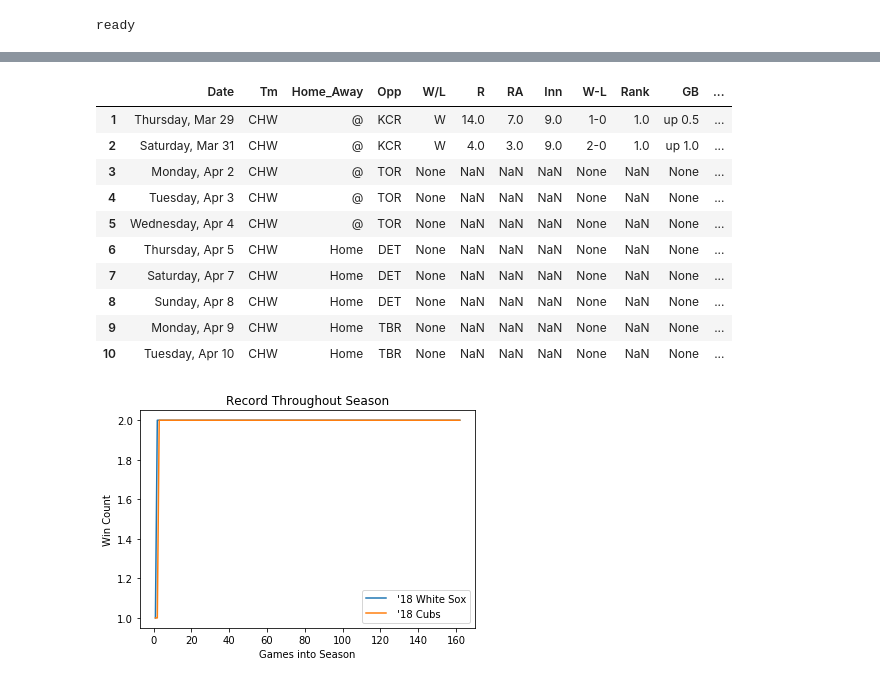
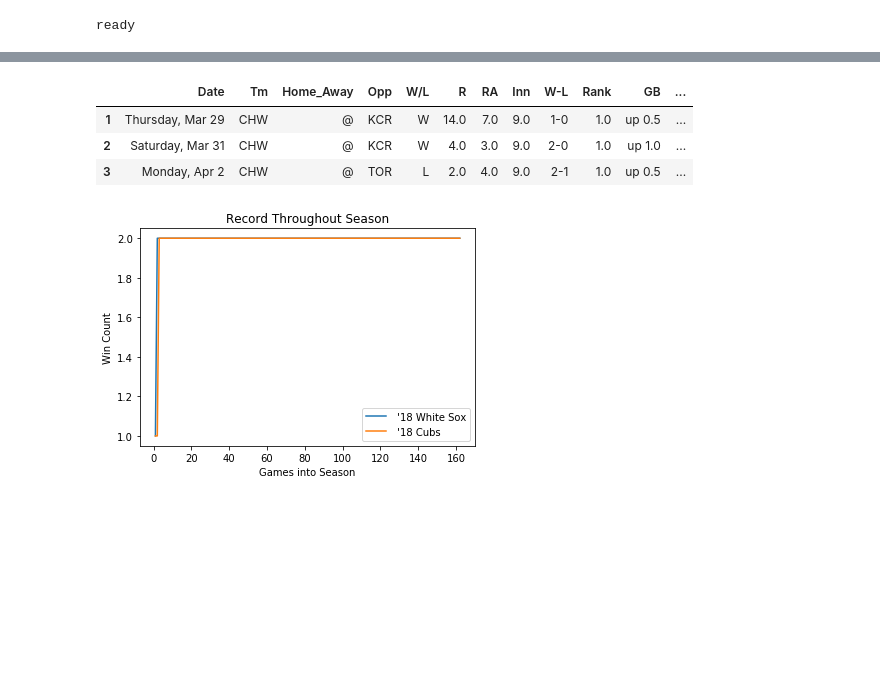
Before and after one commit to timbroderick/pybaseball, a Jupyter notebook: playing.ipynb, the cells around one changed output, grey strips where cells are left out. Drawn from its saved outputs; the diff is of its cells as text; code cells hidden in the pictures; blank space fills up the shorter version.

```diff
--- a/playing.ipynb
+++ b/playing.ipynb
@@ -147,19 +178,13 @@ cubs.describe()
 # %%
 # gets daily record
 schedRec = schedule_and_record(2018, "CHW")
-schedRec.head(10)
+wsSched = pd.DataFrame ( schedRec.loc[ ( schedRec["W/L"].notnull() ) ] )
+wsSched
 # %% [output]
 |  | Date | Tm | Home_Away | Opp | W/L | R | RA | Inn | W-L | Rank | GB | ... |
 | 1 | Thursday, Mar 29 | CHW | @ | KCR | W | 14.0 | 7.0 | 9.0 | 1-0 | 1.0 | up 0.5 | ... |
 | 2 | Saturday, Mar 31 | CHW | @ | KCR | W | 4.0 | 3.0 | 9.0 | 2-0 | 1.0 | up 1.0 | ... |
-| 3 | Monday, Apr 2 | CHW | @ | TOR | None | NaN | NaN | NaN | None | NaN | None | ... |
-| 4 | Tuesday, Apr 3 | CHW | @ | TOR | None | NaN | NaN | NaN | None | NaN | None | ... |
-| 5 | Wednesday, Apr 4 | CHW | @ | TOR | None | NaN | NaN | NaN | None | NaN | None | ... |
-| 6 | Thursday, Apr 5 | CHW | Home | DET | None | NaN | NaN | NaN | None | NaN | None | ... |
-| 7 | Saturday, Apr 7 | CHW | Home | DET | None | NaN | NaN | NaN | None | NaN | None | ... |
-| 8 | Sunday, Apr 8 | CHW | Home | DET | None | NaN | NaN | NaN | None | NaN | None | ... |
-| 9 | Monday, Apr 9 | CHW | Home | TBR | None | NaN | NaN | NaN | None | NaN | None | ... |
-| 10 | Tuesday, Apr 10 | CHW | Home | TBR | None | NaN | NaN | NaN | None | NaN | None | ... |
+| 3 | Monday, Apr 2 | CHW | @ | TOR | L | 2.0 | 4.0 | 9.0 | 2-1 | 1.0 | up 0.5 | ... |
 # %%
 # create a numeric indicator of a win and take cumulative sum of wins-to-date at each point in the season
 sox['win-count'] = np.where(sox['W/L']=='W', 1, 0).cumsum()
```
Also changed, not shown: parts of 13 cells of this notebook, 7 other files.
